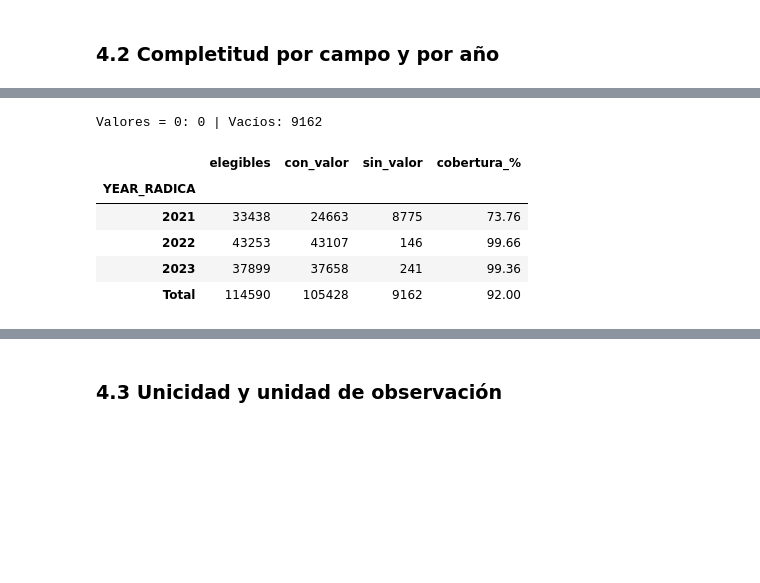
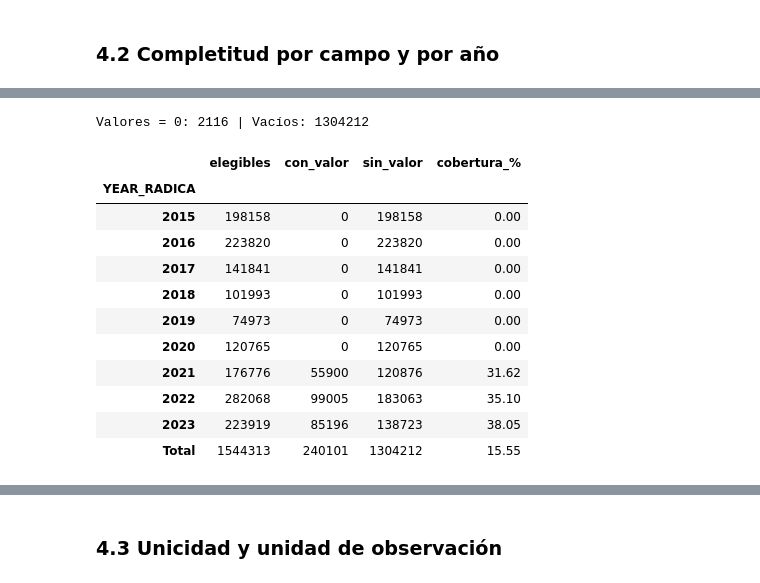
Before and after one commit to ovillamil94/Gestion_projectos_analytics, a Jupyter notebook: 03. Entregables - Diccionarios y guia de procesos - Guia2.ipynb, the cells around one changed output, grey strips where cells are left out. Cells and saved outputs as stored; diff of their text form; code cells hidden in the pictures; blank space fills up the shorter version.

```diff
--- a/03. Entregables - Diccionarios y guia de procesos - Guia2.ipynb
+++ b/03. Entregables - Diccionarios y guia de procesos - Guia2.ipynb
@@ -29,0 +46,19 @@ SALIDAS  = Path("salidas"); SALIDAS.mkdir(exist_ok=True)
+# %%
+# --------------------------------------------------
+# 2. FILE CONFIGURATION
+# --------------------------------------------------
+## APUNTAR A LA CARPETA DONDE ESTÁ EL PARQUET
+output_path = Path(
+    r"C:\Users\oscar\OneDrive - Universidad de los Andes\Posgrado\03. Gerencia de proyectos Analytics\data"
+)
+
+RUTA_PARQUET = output_path / "dataset_batch_001.parquet"
+
+SALIDAS = Path("salidas")
+SALIDAS.mkdir(exist_ok=True)
+
+# --------------------------------------------------
+# 3. LOAD PARQUET FILE
+# --------------------------------------------------
+
+raw = pd.read_parquet(RUTA_PARQUET)
@@ -29,0 +67,4 @@ SALIDAS  = Path("salidas"); SALIDAS.mkdir(exist_ok=True)
+# %%
+raw = raw[raw['municipio'] == 'MEDELLÍN']
+
+#raw = raw[raw['departamento'] == 'ANTIOQUIA']
@@ -31,11 +150,11 @@ SALIDAS  = Path("salidas"); SALIDAS.mkdir(exist_ok=True)
 ## 1. Carga y trazabilidad de la fuente
 Se lee **todo como texto** (`dtype=str`) para no perder ceros a la izquierda (p. ej. `ORIP = 01N`), no interpretar mal los separadores de miles de `VALOR` y conservar el dato original intacto. Toda conversión se hace sobre una **copia** (sección 5).
 # %%
-sha256 = hashlib.sha256(RUTA_CSV.read_bytes()).hexdigest()
-raw = pd.read_csv(RUTA_CSV, dtype=str, encoding="utf-8")
+sha256 = hashlib.sha256(RUTA_PARQUET.read_bytes()).hexdigest()
 
-print(f"Archivo        : {RUTA_CSV.name}")
-print(f"Tamaño         : {RUTA_CSV.stat().st_size/1e6:,.1f} MB")
+
+print(f"Archivo        : {RUTA_PARQUET.name}")
+print(f"Tamaño         : {RUTA_PARQUET.stat().st_size/1e6:,.1f} MB")
 print(f"SHA-256        : {sha256}")
 print(f"Filas x columnas: {raw.shape[0]:,} x {raw.shape[1]}")
 
@@ -197,7 +316,7 @@ Dimensiones del Caso: **completitud, unicidad, validez, consistencia, cobertura
 df = raw.copy()
 
 # VALOR: quitar comas de miles, mantener punto decimal; vacíos y ceros se cuentan por separado
-df["VALOR_NUM"] = pd.to_numeric(df["VALOR"].str.replace(",", "", regex=False), errors="coerce")
+df["VALOR_NUM"] = pd.to_numeric(df["VALOR"], errors="coerce")
 for c in ["YEAR_RADICA", "NUM_ANOTACION", "COUNT_A", "COUNT_DE", "PREDIOS_NUEVOS",
           "TIENE_VALOR", "TIENE_MAS_DE_UN_VALOR"]:
     df[c] = pd.to_numeric(df[c], errors="coerce").astype("Int64")
@@ -240,19 +378,25 @@ comp_anio
 # %%
-# Cobertura monetaria (indicador M2 de la Guía 1)
-cob = (df.assign(con_valor=df["VALOR_NUM"] > 0)
+# Cobertura monetaria
+cob = (df.assign(con_valor=df["VALOR_NUM"] >= 0)
          .groupby("YEAR_RADICA")
          .agg(elegibles=("PK","size"), con_valor=("con_valor","sum")))
 cob.loc["Total"] = cob.sum()
 cob["sin_valor"] = cob["elegibles"] - cob["con_valor"]
 cob["cobertura_%"] = cob["con_valor"] / cob["elegibles"] * 100
 print("Valores = 0:", int((df["VALOR_NUM"] == 0).sum()), "| Vacíos:", int(df["VALOR_NUM"].isna().sum()))
 cob
 # %% [output]
-Valores = 0: 0 | Vacíos: 9162
+Valores = 0: 2116 | Vacíos: 1304212
 |  | elegibles | con_valor | sin_valor | cobertura_% |
 | YEAR_RADICA |  |  |  |  |
-| 2021 | 33438 | 24663 | 8775 | 73.76 |
-| 2022 | 43253 | 43107 | 146 | 99.66 |
-| 2023 | 37899 | 37658 | 241 | 99.36 |
-| Total | 114590 | 105428 | 9162 | 92.00 |
+| 2015 | 198158 | 0 | 198158 | 0.00 |
+| 2016 | 223820 | 0 | 223820 | 0.00 |
+| 2017 | 141841 | 0 | 141841 | 0.00 |
+| 2018 | 101993 | 0 | 101993 | 0.00 |
+| 2019 | 74973 | 0 | 74973 | 0.00 |
+| 2020 | 120765 | 0 | 120765 | 0.00 |
+| 2021 | 176776 | 55900 | 120876 | 31.62 |
+| 2022 | 282068 | 99005 | 183063 | 35.10 |
+| 2023 | 223919 | 85196 | 138723 | 38.05 |
+| Total | 1544313 | 240101 | 1304212 | 15.55 |
 # %%
```
Also changed, not shown: parts of 27 cells of this notebook, 2 other files.
